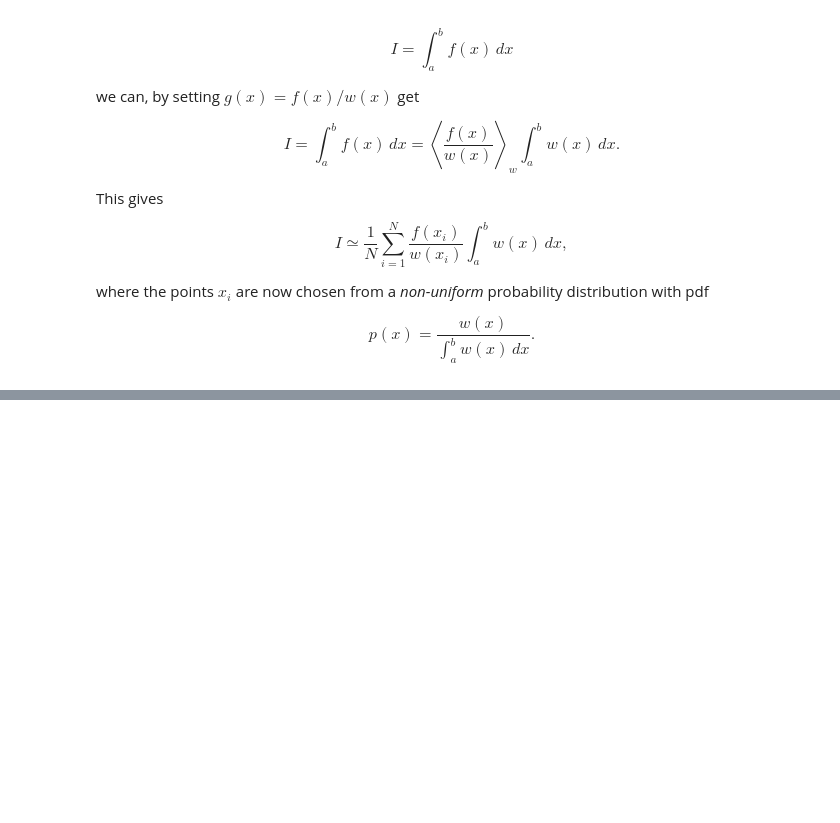
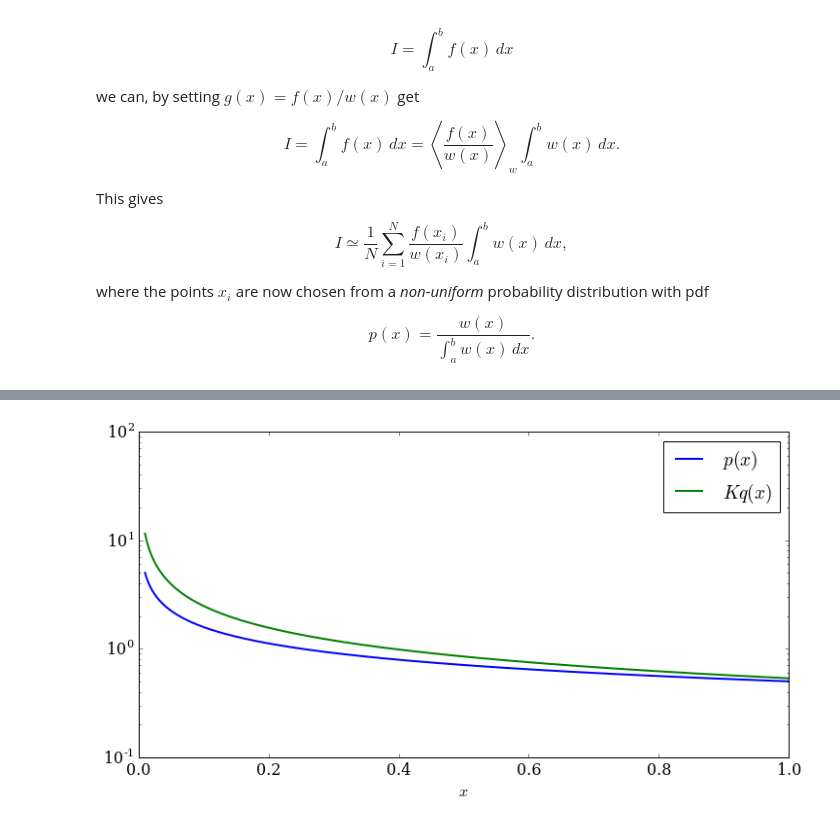
Before and after one commit to ngcm/training-public, a Jupyter notebook: FEEG6016 Simulation and Modelling/01-Monte-Carlo-Lab-1.ipynb, the cells around one changed output, grey strips where cells are left out. Drawn from its saved outputs; the diff is of its cells as text; code cells hidden in the pictures; blank space fills up the shorter version.

```diff
--- a/FEEG6016 Simulation and Modelling/01-Monte-Carlo-Lab-1.ipynb
+++ b/FEEG6016 Simulation and Modelling/01-Monte-Carlo-Lab-1.ipynb
@@ -193,0 +200,12 @@ So, let's try to solve the integral above. The expected solution is around 0.84.
+# %%
+x = numpy.linspace(0.01,1,2000)
+p = 1/(2*numpy.sqrt(x))
+q = 1/(3*x**(2/3))
+K = 1.6
+pyplot.semilogy(x, p, lw=2, label=r"$p(x)$")
+pyplot.semilogy(x, K * q, lw=2, label=r"$K q(x)$")
+pyplot.xlabel(r"$x$")
+pyplot.legend()
+pyplot.show()
+# %% [output]
+[figure, added]
```
Also changed, not shown: parts of 7 cells of this notebook.
